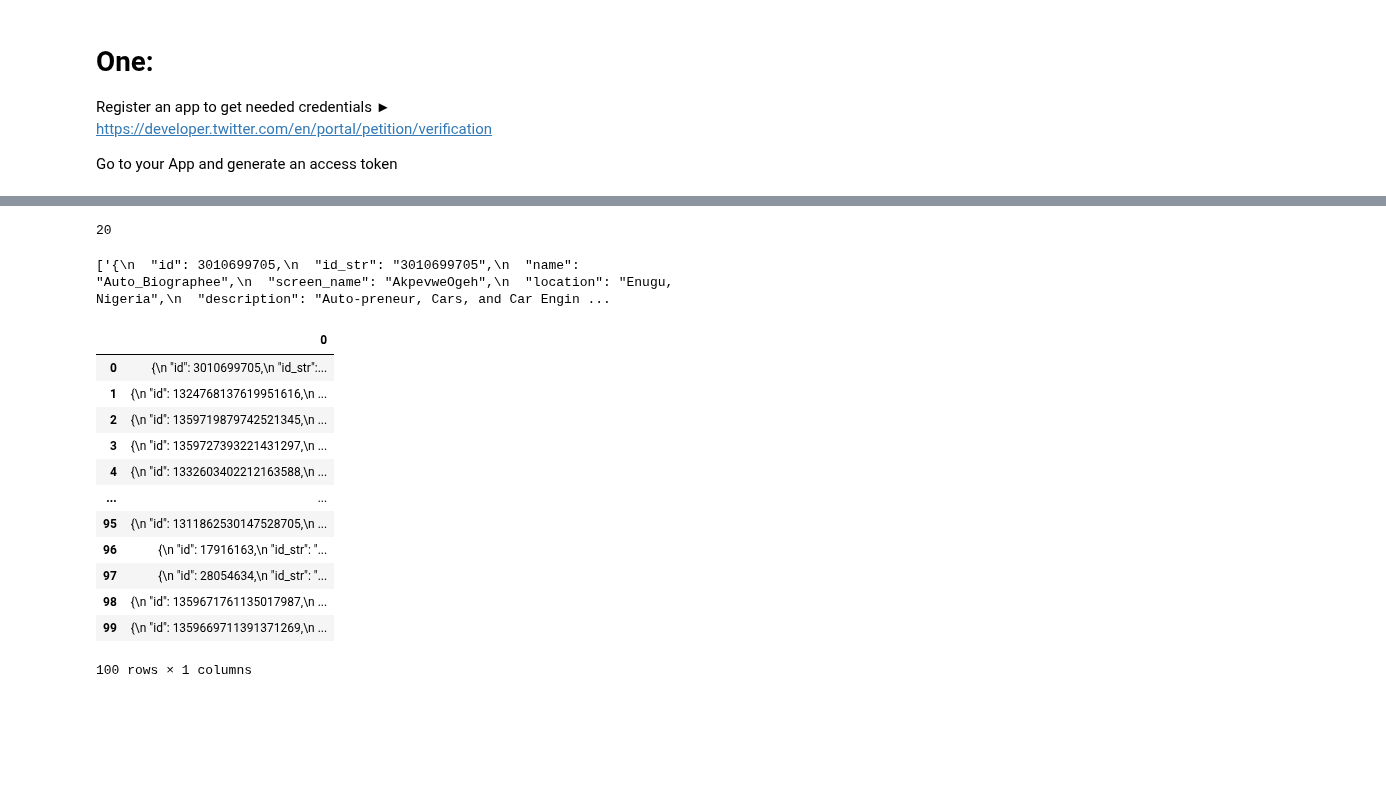
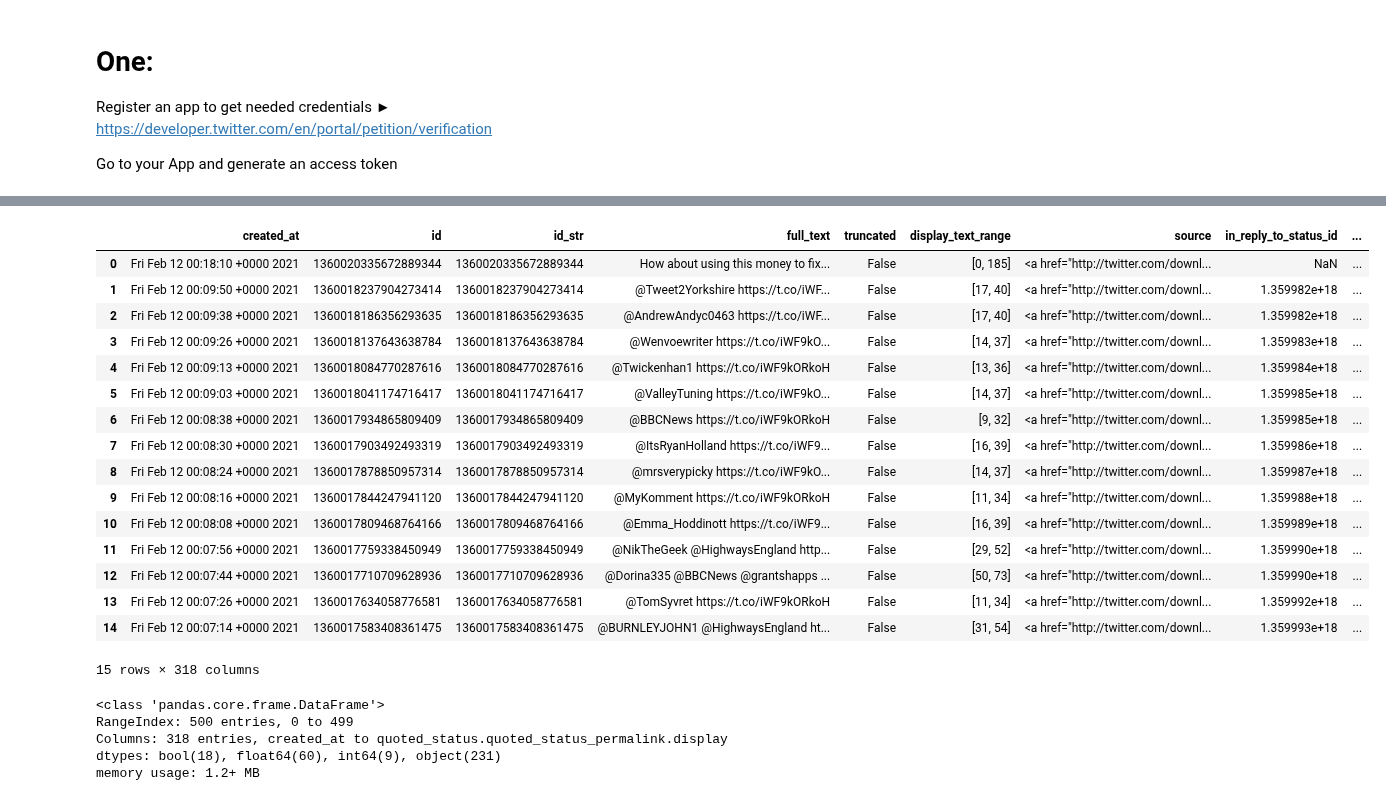
Before and after one commit to juan-ivan-NV/My-learnings, a Jupyter notebook: Scrapping_Tweeter/Twetter_web_scrapping.ipynb, the cells around one changed output, grey strips where cells are left out. Drawn from its saved outputs; the diff is of its cells as text; code cells hidden in the pictures; blank space fills up the shorter version.

Commit message:
testing tweets ans retweets

```diff
--- a/Scrapping_Tweeter/Twetter_web_scrapping.ipynb
+++ b/Scrapping_Tweeter/Twetter_web_scrapping.ipynb
@@ -9,5 +5,0 @@ import json
-# %%
-consumer_key = 'xxx'
-consumer_secret = 'xxx'
-access_token = 'xxx'
-access_token_secret = 'xxx'
@@ -41,31 +32,44 @@ print(json.dumps(data._json, indent=2))
-# %%
-# getting ford followers, each normal request only returns 20 items
-ford_followers20 = api.followers(screen_name="ford")
-print(len(ford_followers20))
-# %% [output]
-20
 # %%
-ford_followers100 = tweepy.Cursor(api.followers, screen_name = "ford").items(100)
+mrpotholeuk_tweets = list(tweepy.Cursor(api.user_timeline, screen_name="mrpotholeuk", tweet_mode="extended").items(500))
-# %%
-ford_data = [json.dumps(user._json, indent=2) for user in ford_followers100]
-print(ford_data)
-# %% [output]
-['{\n  "id": 3010699705,\n  "id_str": "3010699705",\n  "name": "Auto_Biographee",\n  "screen_name": "AkpevweOgeh",\n  "location": "Enugu, Nigeria",\n  "description": "Auto-preneur, Cars, and Car Engin ...
-# %%
-import pandas as pd
-df_ford = pd.DataFrame(ford_data)
-df_ford
-# %% [output]
-|  | 0 |
-| 0 | {\n "id": 3010699705,\n "id_str":... |
-| 1 | {\n "id": 1324768137619951616,\n ... |
-| 2 | {\n "id": 1359719879742521345,\n ... |
-| 3 | {\n "id": 1359727393221431297,\n ... |
-| 4 | {\n "id": 1332603402212163588,\n ... |
-| ... | ... |
-| 95 | {\n "id": 1311862530147528705,\n ... |
-| 96 | {\n "id": 17916163,\n "id_str": "... |
-| 97 | {\n "id": 28054634,\n "id_str": "... |
-| 98 | {\n "id": 1359671761135017987,\n ... |
-| 99 | {\n "id": 1359669711391371269,\n ... |
-100 rows × 1 columns
+# %%
+
+# function to convert _json to JSON
+def jsonify_tweepy(tweepy_object):
+    json_str = json.dumps(tweepy_object._json)
+    return json.loads(json_str)
+
+# Call the function and unload each _json into follower_list
+mrpotholeuk_df = json_normalize([jsonify_tweepy(tweet) for tweet in mrpotholeuk_tweets])
+#mrpotholeuk_df = json_normalize([jsonify_tweepy(tweet.retweeted_status.full_text) if tweet.full_text.startswith("RT @") else jsonify_tweepy(tweet) for tweet in mrpotholeuk_tweets])
+
+# Convert followers_list to a pandas dataframe
+#mrpotholeuk_df = json_normalize(mrpotholeuk_list)
+# %%
+mrpotholeuk_df.head(15)
+# %% [output]
+|  | created_at | id | id_str | full_text | truncated | display_text_range | source | in_reply_to_status_id | ... |
+| 0 | Fri Feb 12 00:18:10 +0000 2021 | 1360020335672889344 | 1360020335672889344 | How about using this money to fix... | False | [0, 185] | <a href="http://twitter.com/downl... | NaN | ... |
+| 1 | Fri Feb 12 00:09:50 +0000 2021 | 1360018237904273414 | 1360018237904273414 | @Tweet2Yorkshire https://t.co/iWF... | False | [17, 40] | <a href="http://twitter.com/downl... | 1.359982e+18 | ... |
+| 2 | Fri Feb 12 00:09:38 +0000 2021 | 1360018186356293635 | 1360018186356293635 | @AndrewAndyc0463 https://t.co/iWF... | False | [17, 40] | <a href="http://twitter.com/downl... | 1.359982e+18 | ... |
+| 3 | Fri Feb 12 00:09:26 +0000 2021 | 1360018137643638784 | 1360018137643638784 | @Wenvoewriter https://t.co/iWF9kO... | False | [14, 37] | <a href="http://twitter.com/downl... | 1.359983e+18 | ... |
+| 4 | Fri Feb 12 00:09:13 +0000 2021 | 1360018084770287616 | 1360018084770287616 | @Twickenhan1 https://t.co/iWF9kORkoH | False | [13, 36] | <a href="http://twitter.com/downl... | 1.359984e+18 | ... |
+| 5 | Fri Feb 12 00:09:03 +0000 2021 | 1360018041174716417 | 1360018041174716417 | @ValleyTuning https://t.co/iWF9kO... | False | [14, 37] | <a href="http://twitter.com/downl... | 1.359985e+18 | ... |
+| 6 | Fri Feb 12 00:08:38 +0000 2021 | 1360017934865809409 | 1360017934865809409 | @BBCNews https://t.co/iWF9kORkoH | False | [9, 32] | <a href="http://twitter.com/downl... | 1.359985e+18 | ... |
+| 7 | Fri Feb 12 00:08:30 +0000 2021 | 1360017903492493319 | 1360017903492493319 | @ItsRyanHolland https://t.co/iWF9... | False | [16, 39] | <a href="http://twitter.com/downl... | 1.359986e+18 | ... |
+| 8 | Fri Feb 12 00:08:24 +0000 2021 | 1360017878850957314 | 1360017878850957314 | @mrsverypicky https://t.co/iWF9kO... | False | [14, 37] | <a href="http://twitter.com/downl... | 1.359987e+18 | ... |
+| 9 | Fri Feb 12 00:08:16 +0000 2021 | 1360017844247941120 | 1360017844247941120 | @MyKomment https://t.co/iWF9kORkoH | False | [11, 34] | <a href="http://twitter.com/downl... | 1.359988e+18 | ... |
+| 10 | Fri Feb 12 00:08:08 +0000 2021 | 1360017809468764166 | 1360017809468764166 | @Emma_Hoddinott https://t.co/iWF9... | False | [16, 39] | <a href="http://twitter.com/downl... | 1.359989e+18 | ... |
+| 11 | Fri Feb 12 00:07:56 +0000 2021 | 1360017759338450949 | 1360017759338450949 | @NikTheGeek @HighwaysEngland http... | False | [29, 52] | <a href="http://twitter.com/downl... | 1.359990e+18 | ... |
+| 12 | Fri Feb 12 00:07:44 +0000 2021 | 1360017710709628936 | 1360017710709628936 | @Dorina335 @BBCNews @grantshapps ... | False | [50, 73] | <a href="http://twitter.com/downl... | 1.359990e+18 | ... |
+| 13 | Fri Feb 12 00:07:26 +0000 2021 | 1360017634058776581 | 1360017634058776581 | @TomSyvret https://t.co/iWF9kORkoH | False | [11, 34] | <a href="http://twitter.com/downl... | 1.359992e+18 | ... |
+| 14 | Fri Feb 12 00:07:14 +0000 2021 | 1360017583408361475 | 1360017583408361475 | @BURNLEYJOHN1 @HighwaysEngland ht... | False | [31, 54] | <a href="http://twitter.com/downl... | 1.359993e+18 | ... |
+15 rows × 318 columns
+# %%
+#mrpotholeuk_df.iloc[14][3]
+mrpotholeuk_df.info()
+# %% [output]
+<class 'pandas.core.frame.DataFrame'>
+RangeIndex: 500 entries, 0 to 499
+Columns: 318 entries, created_at to quoted_status.quoted_status_permalink.display
+dtypes: bool(18), float64(60), int64(9), object(231)
+memory usage: 1.2+ MB
```
Also changed, not shown: parts of 11 cells of this notebook.
